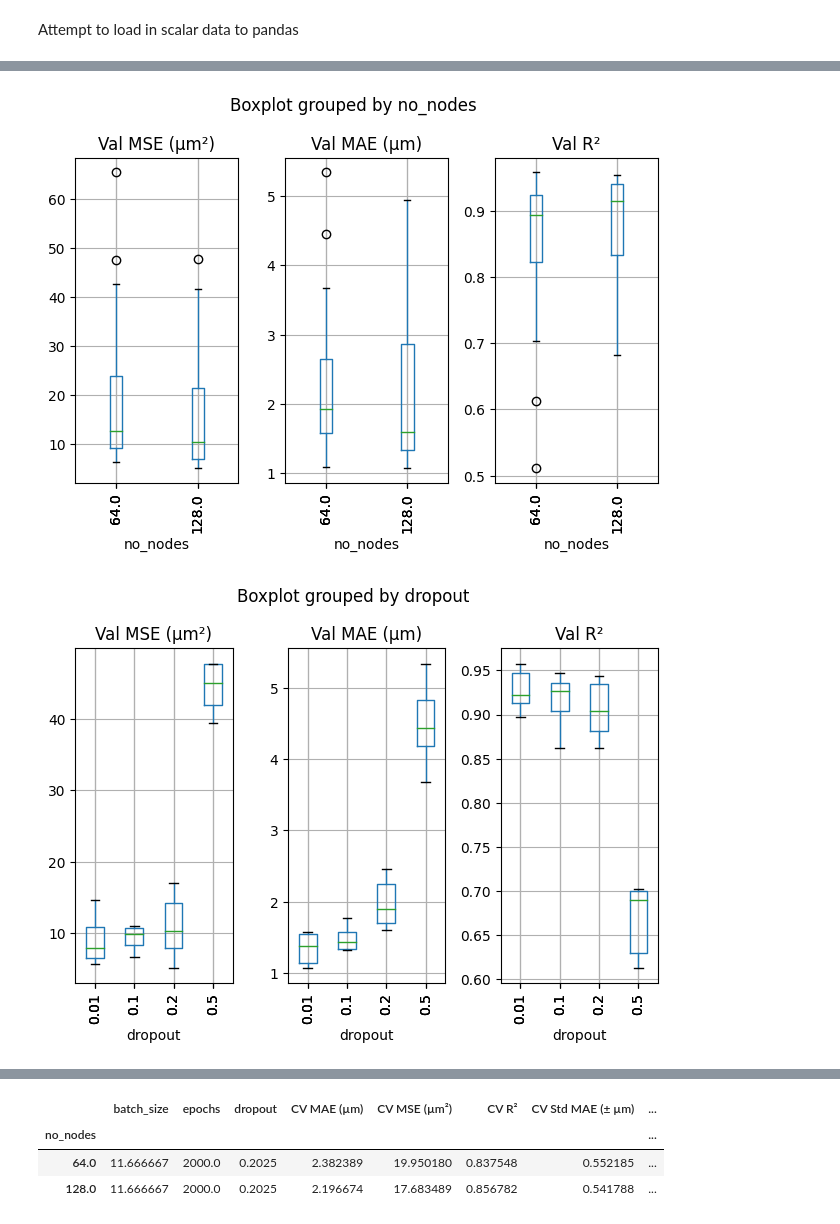
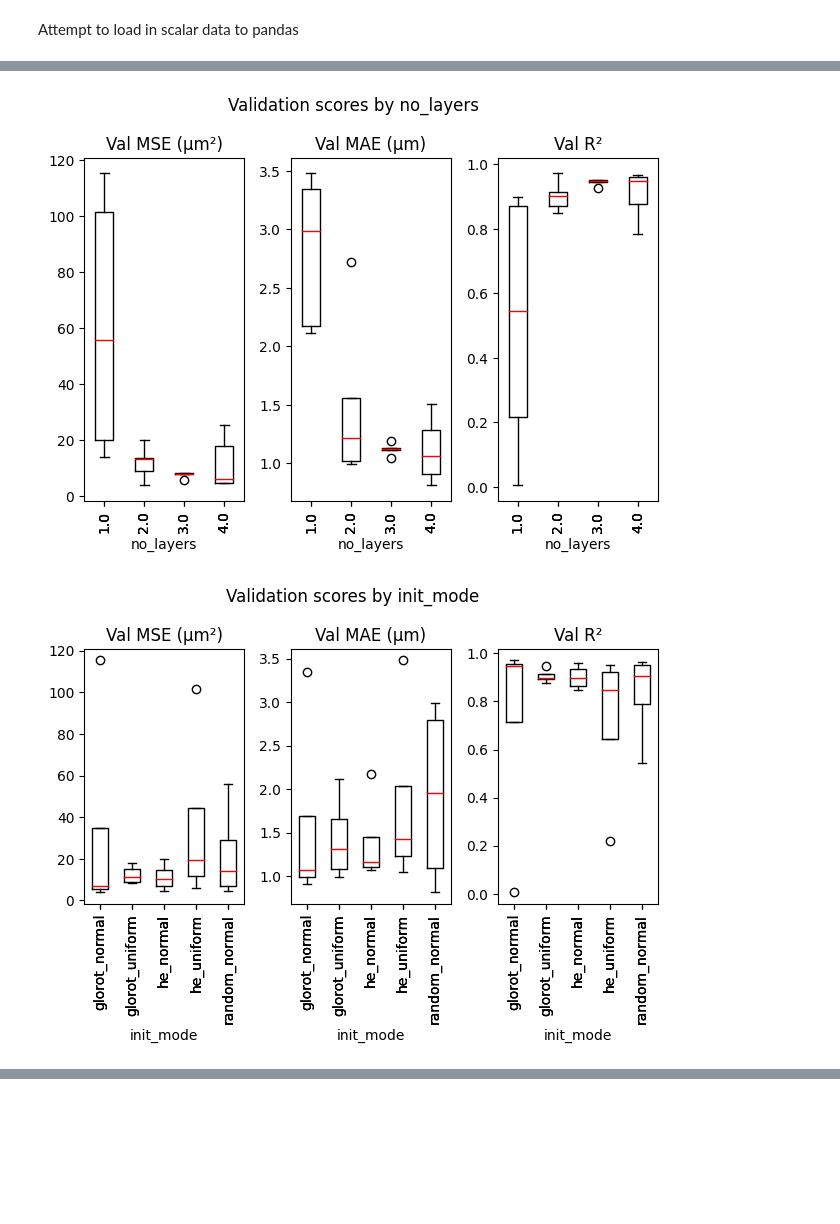
Before and after one commit to TomJessel/PhD-DCB_Grinding, a Jupyter notebook: hparam_results.ipynb, the cells around one changed output, grey strips where cells are left out. Cells and saved outputs as stored; diff of their text form; code cells hidden in the pictures; blank space fills up the shorter version.

```diff
--- a/hparam_results.ipynb
+++ b/hparam_results.ipynb
@@ -12,7 +13,7 @@ from tb_convert import parse_tensorboard
 %pwd
 %cd ../../ml/Tensorboard/
 
-folder = r'MLP/hparam_test_3'
+folder = r'MLP/hparam_test_4'
 # folder = r'MLP_WIN/hparam_test'
 # %% [output]
 /home/tomje/ml/Tensorboard
@@ -70,18 +86,17 @@ def cv_iter_boxplot(results, hparam, scalars):
     test = pd.concat(test, axis=1)
     fig, axes = plt.subplots(1, 3)
     for i, ax in enumerate(axes):
-        ax.boxplot(x=test.iloc[:,i], labels=test.index.values, showfliers=False)
+        ax.boxplot(x=test.iloc[:,i], labels=test.index.values, showfliers=False, medianprops={'color': 'r'})
         ax.set_xlabel(hparam)
-        ax.set_ylabel(test.columns.values[i])
-        ax.tick_params('x', labelrotation=45)
+        # ax.set_ylabel(test.columns.values[i])
+        ax.tick_params('x', labelrotation=90)
 
     fig.suptitle(f'CV scores by {hparam}')
+    axes[0].set_title('Val MSE (µm²)')
+    axes[1].set_title('Val MAE (µm)')
+    axes[2].set_title('Val R²')
     plt.tight_layout()
 
-# cv_iter_boxplot(results, 'epochs', scalars)
-# cv_iter_boxplot(results, 'seq_len', scalars)
-cv_iter_boxplot(results, 'no_nodes', scalars)
-# cv_iter_boxplot(results, 'loss', scalars)
-cv_iter_boxplot(results, 'dropout', scalars)
-cv_iter_boxplot(results, 'batch_size', scalars)
+for hparam in hparams:
+    cv_iter_boxplot(results, hparam, scalars)
 # %% [output]
@@ -91,16 +105,20 @@ cv_iter_boxplot(results, 'batch_size', scalars)
 # %%
-# results.boxplot(column=['Val MSE (µm²)', 'Val MAE (µm)', 'Val R²'], by='seq_len', layout=(1,3), rot=90, sharey=False);
-# plt.tight_layout()
-# results.boxplot(column=['Val MSE (µm²)', 'Val MAE (µm)', 'Val R²'], by='epochs', layout=(1,3), rot=90, sharey=False, showfliers=False);
-# plt.tight_layout()
-results.boxplot(column=['Val MSE (µm²)', 'Val MAE (µm)', 'Val R²'], by='no_nodes', layout=(1,3), rot=90, sharey=False);
-plt.tight_layout()
-# results.boxplot(column=['Val MSE (µm²)', 'Val MAE (µm)', 'Val R²'], by='loss', layout=(1,3), rot=90, sharey=False, showfliers=False);
-# plt.tight_layout()
-results.boxplot(column=['Val MSE (µm²)', 'Val MAE (µm)', 'Val R²'], by='dropout', layout=(1,3), rot=90, sharey=False, showfliers=False);
-plt.tight_layout()
-results.boxplot(column=['Val MSE (µm²)', 'Val MAE (µm)', 'Val R²'], by='batch_size', layout=(1,3), rot=90, sharey=False);
-plt.tight_layout()
+def plt_boxplot(result_df, hparam):
+    plt.rc('font', weight='normal')
+    axes = result_df.boxplot(column=['Val MSE (µm²)', 'Val MAE (µm)', 'Val R²'],
+                      by=hparam,
+                      layout=(1,3),
+                      rot=90,
+                      sharey=False,
+                      showfliers=True,
+                      grid=False,
+                      color=dict(boxes='k', whiskers='k', medians='r', caps='k'),
+                     )
+    plt.suptitle(f'Validation scores by {hparam}')
+    plt.tight_layout()
+
+for hparam in hparams:
+    plt_boxplot(results, hparam)
 # %% [output]
-[figure, old version]
+[figure, new version]
-[figure, old version]
+[figure, new version]
@@ -112,7 +124,0 @@ results.groupby(['epochs']).mean(numeric_only=True)
-# %%
-results.groupby(['no_nodes']).mean(numeric_only=True)
-# %% [output]
-|  | batch_size | epochs | dropout | CV MAE (µm) | CV MSE (µm²) | CV R² | CV Std MAE (± µm) | ... |
-| no_nodes |  |  |  |  |  |  |  | ... |
-| 64.0 | 11.666667 | 2000.0 | 0.2025 | 2.382389 | 19.950180 | 0.837548 | 0.552185 | ... |
-| 128.0 | 11.666667 | 2000.0 | 0.2025 | 2.196674 | 17.683489 | 0.856782 | 0.541788 | ... |
```
Also changed, not shown: parts of 12 cells of this notebook, 3 other files.
